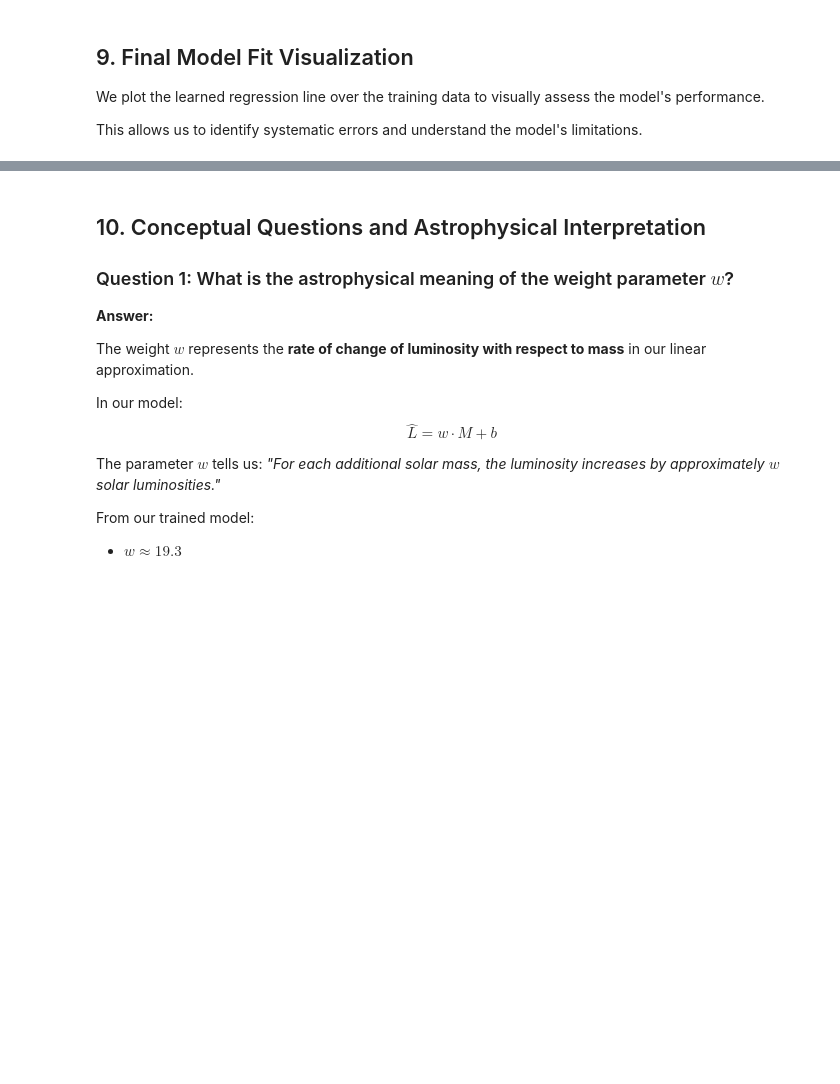
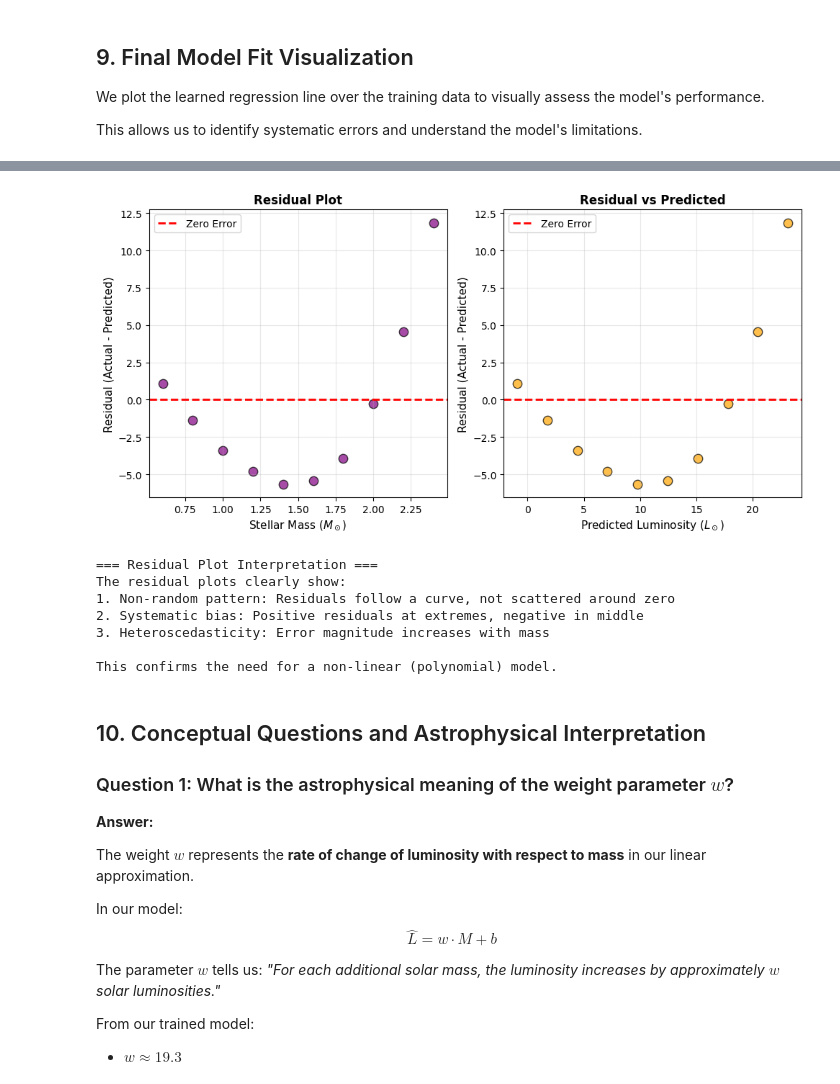
Before and after one commit to JAPV-X2612/AREP-laboratory-1-stellar-luminosity-regression, a Jupyter notebook: 01_linear_regression_one_feature.ipynb, the cells around one changed output, grey strips where cells are left out. Drawn from its saved outputs; the diff is of its cells as text; code cells hidden in the pictures; blank space fills up the shorter version.

```diff
--- a/01_linear_regression_one_feature.ipynb
+++ b/01_linear_regression_one_feature.ipynb
@@ -596,34 +721,43 @@ print("A polynomial model would provide a much better fit.")
 # %%
 # Residual plot to visualize systematic errors
 plt.figure(figsize=(10, 5))
 
 plt.subplot(1, 2, 1)
 plt.scatter(M, residuals, color='purple', s=80, alpha=0.7, edgecolors='black')
 plt.axhline(y=0, color='red', linestyle='--', linewidth=2, label='Zero Error')
-plt.xlabel('Stellar Mass ($M_\odot$)', fontsize=11)
+plt.xlabel(r'Stellar Mass ($M_\odot$)', fontsize=11)
 plt.ylabel('Residual (Actual - Predicted)', fontsize=11)
 plt.title('Residual Plot', fontsize=12, fontweight='bold')
 plt.legend(fontsize=10)
 plt.grid(True, alpha=0.3)
 
 plt.subplot(1, 2, 2)
 plt.scatter(L_pred, residuals, color='orange', s=80, alpha=0.7, edgecolors='black')
 plt.axhline(y=0, color='red', linestyle='--', linewidth=2, label='Zero Error')
-plt.xlabel('Predicted Luminosity ($L_\odot$)', fontsize=11)
+plt.xlabel(r'Predicted Luminosity ($L_\odot$)', fontsize=11)
 plt.ylabel('Residual (Actual - Predicted)', fontsize=11)
 plt.title('Residual vs Predicted', fontsize=12, fontweight='bold')
 plt.legend(fontsize=10)
 plt.grid(True, alpha=0.3)
 
 plt.tight_layout()
 plt.show()
 
 print("\n=== Residual Plot Interpretation ===")
 print("The residual plots clearly show:")
 print("1. Non-random pattern: Residuals follow a curve, not scattered around zero")
 print("2. Systematic bias: Positive residuals at extremes, negative in middle")
 print("3. Heteroscedasticity: Error magnitude increases with mass")
 print("\nThis confirms the need for a non-linear (polynomial) model.")
+# %% [output]
+[figure, added]
+=== Residual Plot Interpretation ===
+The residual plots clearly show:
+1. Non-random pattern: Residuals follow a curve, not scattered around zero
+2. Systematic bias: Positive residuals at extremes, negative in middle
+3. Heteroscedasticity: Error magnitude increases with mass
+
+This confirms the need for a non-linear (polynomial) model.
 # %% [markdown]
 ## 10. Conceptual Questions and Astrophysical Interpretation
 
```
Also changed, not shown: parts of 15 cells of this notebook.
